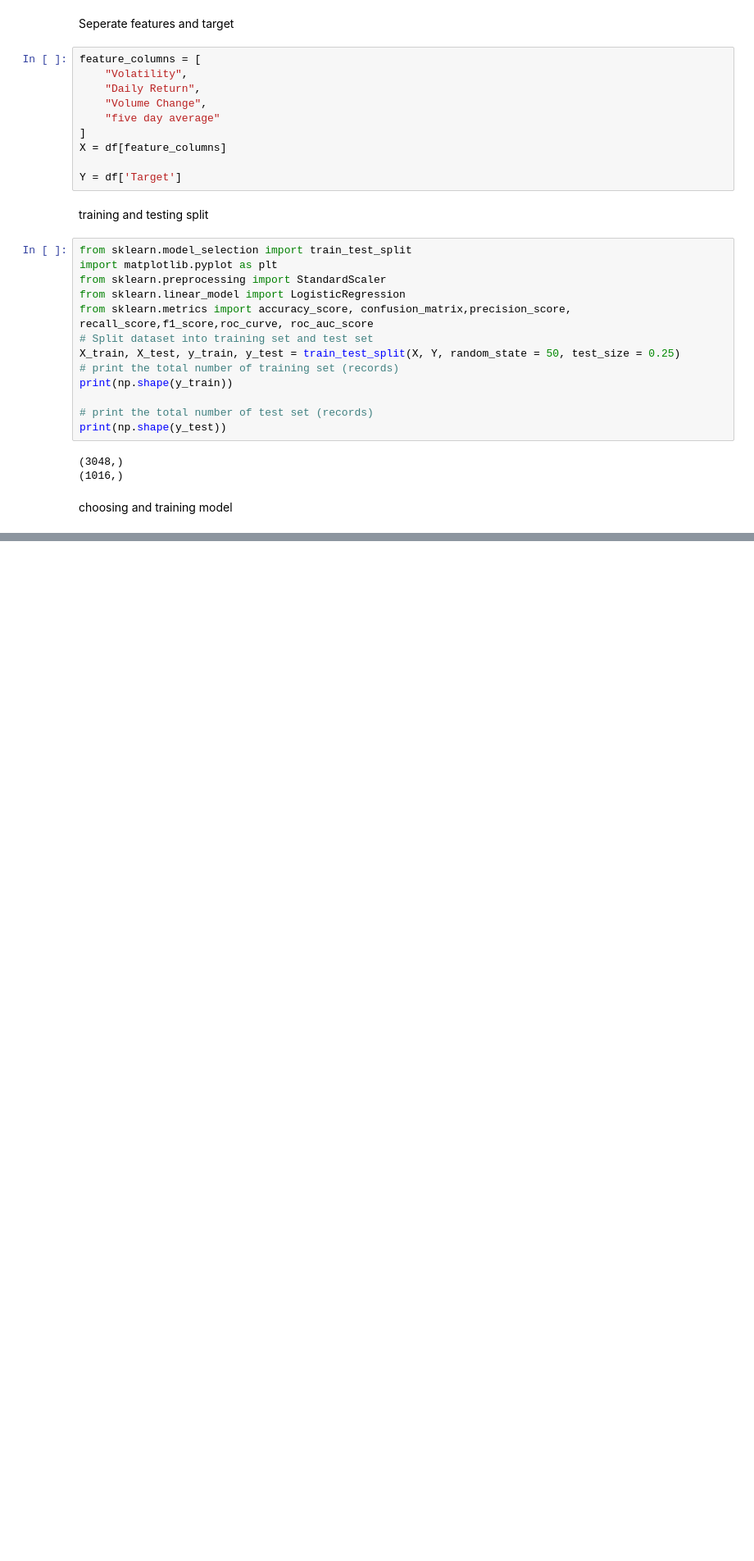
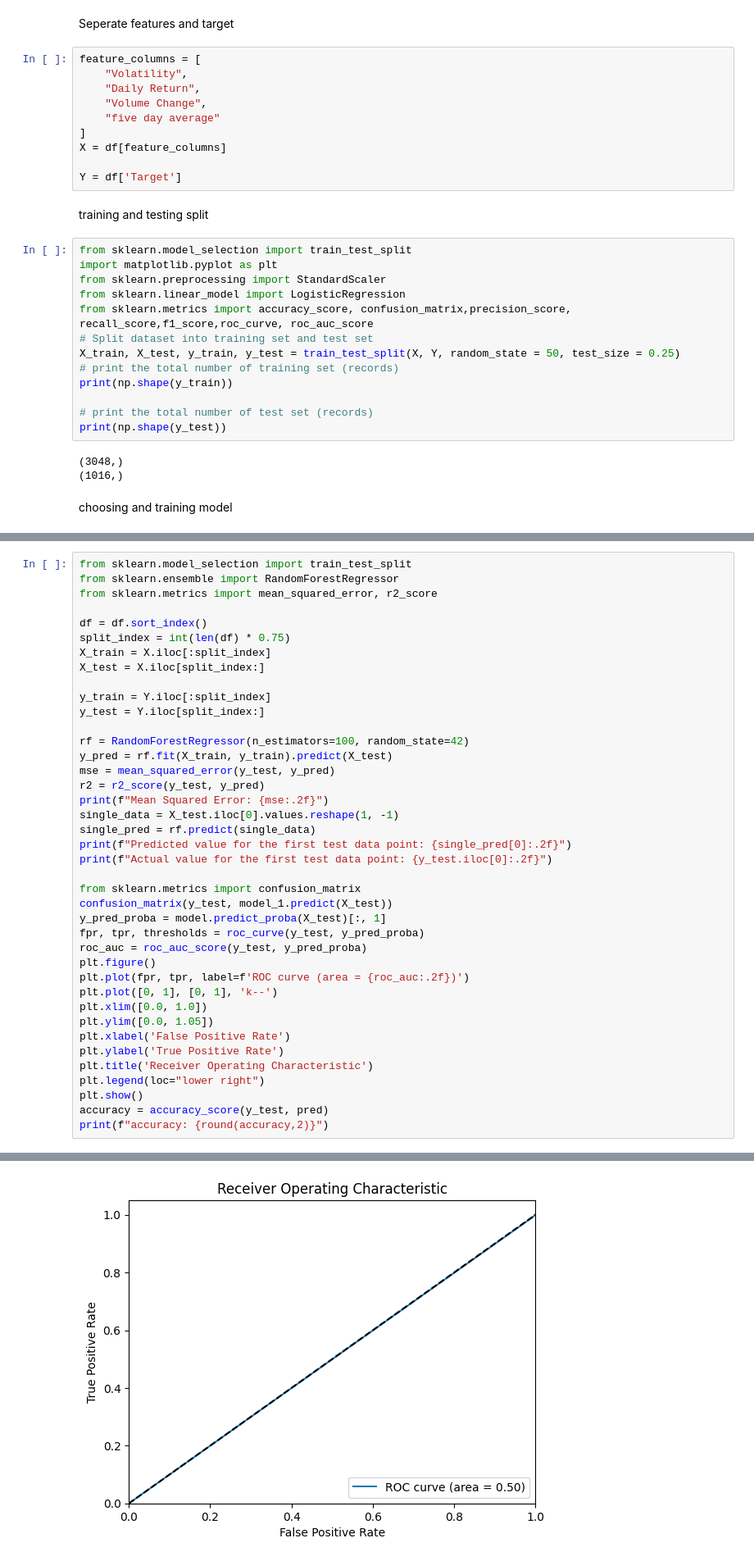
Before and after one commit to sumzali083/ml-project, a Jupyter notebook: notebooks/exploration.ipynb, the cells around one changed output, grey strips where cells are left out. Shown at 82% size. Saved outputs shown, nothing was run; the diff lists cells and outputs as text; blank space fills up the shorter version.

```diff
--- a/notebooks/exploration.ipynb
+++ b/notebooks/exploration.ipynb
@@ -252,0 +289,41 @@ NameError: name 'joblib' is not defined
+# %%
+from sklearn.model_selection import train_test_split
+from sklearn.ensemble import RandomForestRegressor
+from sklearn.metrics import mean_squared_error, r2_score
+
+df = df.sort_index()
+split_index = int(len(df) * 0.75)
+X_train = X.iloc[:split_index]
+X_test = X.iloc[split_index:]
+
+y_train = Y.iloc[:split_index]
+y_test = Y.iloc[split_index:]
+
+rf = RandomForestRegressor(n_estimators=100, random_state=42)
+y_pred = rf.fit(X_train, y_train).predict(X_test)
+mse = mean_squared_error(y_test, y_pred)
+r2 = r2_score(y_test, y_pred)
+print(f"Mean Squared Error: {mse:.2f}")
+single_data = X_test.iloc[0].values.reshape(1, -1)
+single_pred = rf.predict(single_data)
+print(f"Predicted value for the first test data point: {single_pred[0]:.2f}")
+print(f"Actual value for the first test data point: {y_test.iloc[0]:.2f}")
+
+from sklearn.metrics import confusion_matrix
+confusion_matrix(y_test, model_1.predict(X_test))
+y_pred_proba = model.predict_proba(X_test)[:, 1]
+fpr, tpr, thresholds = roc_curve(y_test, y_pred_proba)
+roc_auc = roc_auc_score(y_test, y_pred_proba)
+plt.figure()
+plt.plot(fpr, tpr, label=f'ROC curve (area = {roc_auc:.2f})')
+plt.plot([0, 1], [0, 1], 'k--')
+plt.xlim([0.0, 1.0])
+plt.ylim([0.0, 1.05])
+plt.xlabel('False Positive Rate')
+plt.ylabel('True Positive Rate')
+plt.title('Receiver Operating Characteristic')
+plt.legend(loc="lower right")
+plt.show()
+accuracy = accuracy_score(y_test, pred)
+print(f"accuracy: {round(accuracy,2)}")
+# %% [output]
@@ -252,0 +333 @@ NameError: name 'joblib' is not defined
+[figure, added]
```
Also changed, not shown: parts of 5 cells of this notebook.
